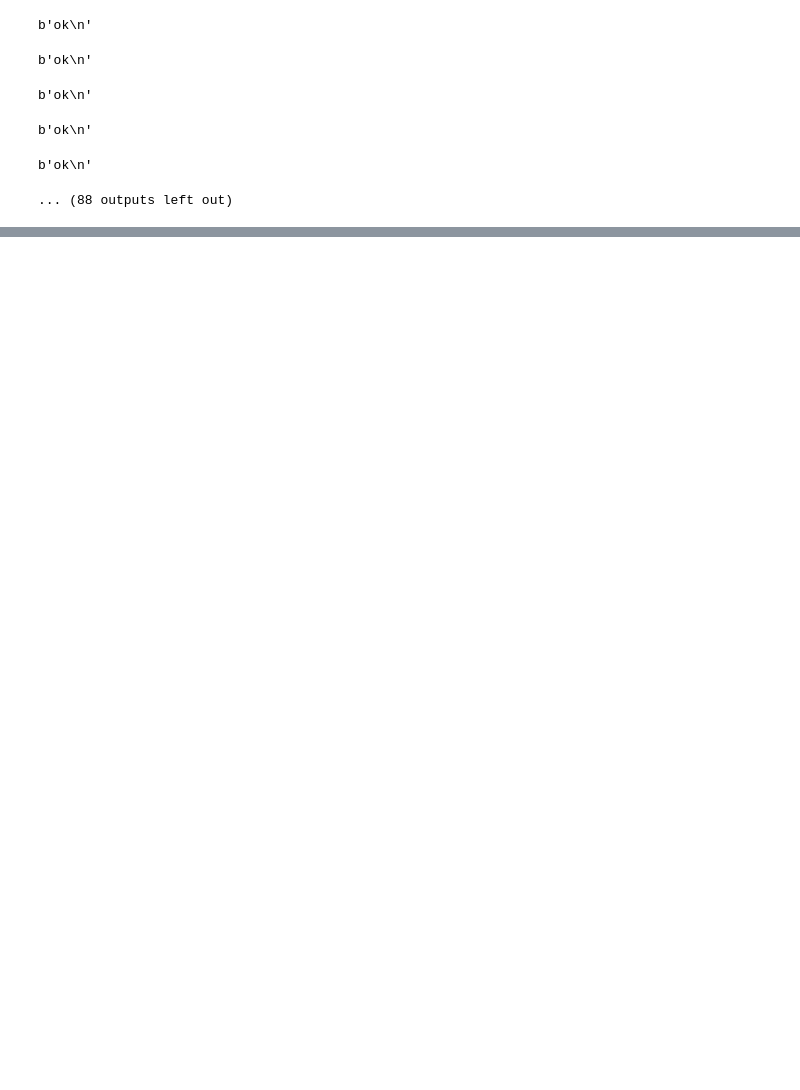
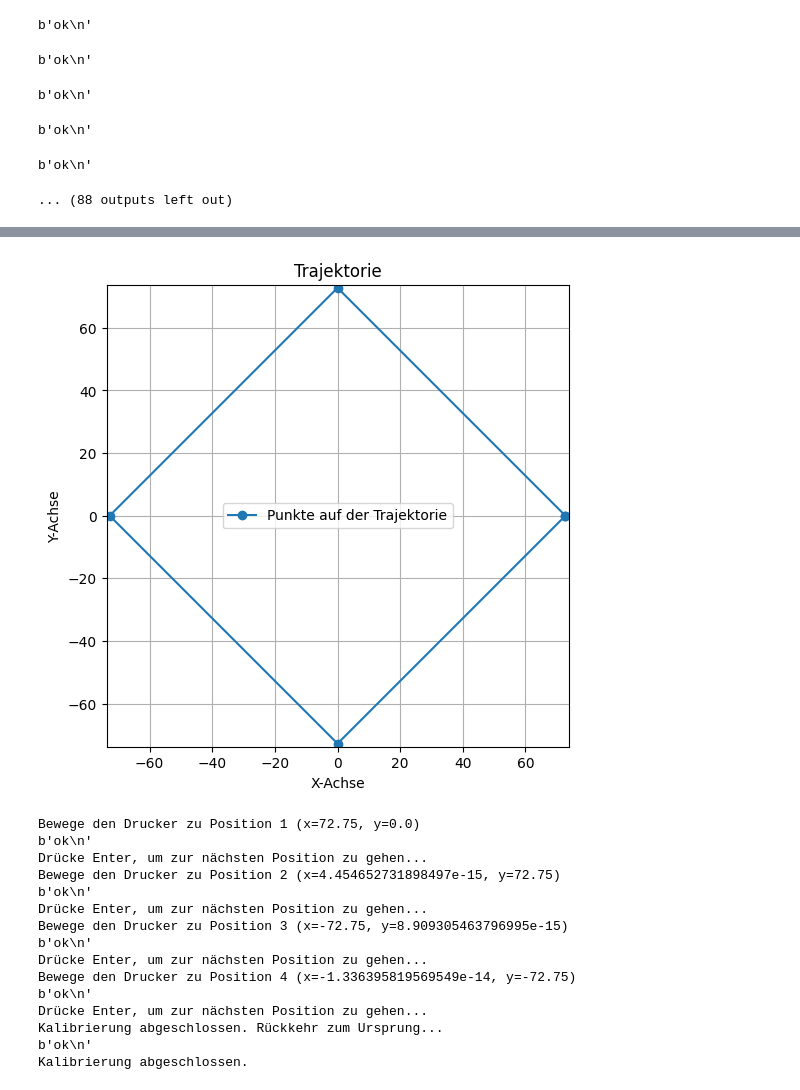
Before and after one commit to Peer076/Master-Thesis-EIT, a Jupyter notebook: ender5.ipynb, the cells around one changed output, grey strips where cells are left out. Cells and saved outputs as stored; diff of their text form; code cells hidden in the pictures; blank space fills up the shorter version.

```diff
--- a/ender5.ipynb
+++ b/ender5.ipynb
@@ -258,6 +251,14 @@ b'ok\n'
 b'ok\n'
 X,Y axis are centered at X(180), Y(180)
 [180, 180]
+# %%
+traj_type = "Kreis"
+r_path = 0.5
+Nsteps = 1000
+material = "Acryl Glas"
+r_anomaly = 20
+
+center_pos = createTrajectory("Kreis", r_path*97, r_path_variations=None, bound=0, num_points=Nsteps)
 # %%
 def empty_tank_measure():
     """Erfasst die leeren Tankdaten."""
@@ -344,0 +289,60 @@ X,Y axis are centered at X(180), Y(180)
+# %%
+def check_position(center_pos):
+
+    positions_to_check = [0, 1, 2, 3]
+
+    for idx in positions_to_check:
+        print(f"Bewege den Drucker zu Position {idx + 1} (x={center_pos[idx][0]}, y={center_pos[idx][1]})")
+        printer.move_to_absolute_x_y(center_pos[idx])
+
+        input("Drücke Enter, um zur nächsten Position zu gehen...")
+
+    print("Kalibrierung abgeschlossen. Rückkehr zum Ursprung...")
+    printer.x_y_center()
+
+    print("Kalibrierung abgeschlossen.")
+
+
+import matplotlib.pyplot as plt
+import numpy as np
+
+def plot_trajectory(center_pos):
+    center_pos = np.array(center_pos)
+    plt.figure(figsize=(6, 6))
+    plt.plot(center_pos[:, 0], center_pos[:, 1], 'o-', label="Punkte auf der Trajektorie")
+
+    # Achsenlimits setzen, damit der Kreis sichtbar bleibt
+    plt.xlim(np.min(center_pos[:, 0])-1, np.max(center_pos[:, 0])+1)
+    plt.ylim(np.min(center_pos[:, 1])-1, np.max(center_pos[:, 1])+1)
+
+    # Achsen beschriften
+    plt.xlabel("X-Achse")
+    plt.ylabel("Y-Achse")
+    plt.title("Trajektorie")
+    plt.gca().set_aspect('equal', adjustable='box')
+
+    plt.grid(True)
+    plt.legend()
+    plt.show()
+
+
+center_pos = createTrajectory("Kreis", r_path=0.75*97, r_path_variations=None, bound=0, num_points=5)
+plot_trajectory(center_pos)
+check_position(center_pos)
+# %% [output]
+[figure, added]
+Bewege den Drucker zu Position 1 (x=72.75, y=0.0)
+b'ok\n'
+Drücke Enter, um zur nächsten Position zu gehen...
+Bewege den Drucker zu Position 2 (x=4.454652731898497e-15, y=72.75)
+b'ok\n'
+Drücke Enter, um zur nächsten Position zu gehen...
+Bewege den Drucker zu Position 3 (x=-72.75, y=8.909305463796995e-15)
+b'ok\n'
+Drücke Enter, um zur nächsten Position zu gehen...
+Bewege den Drucker zu Position 4 (x=-1.336395819569549e-14, y=-72.75)
+b'ok\n'
+Drücke Enter, um zur nächsten Position zu gehen...
+Kalibrierung abgeschlossen. Rückkehr zum Ursprung...
+b'ok\n'
+Kalibrierung abgeschlossen.
```
Also changed, not shown: parts of 9 cells of this notebook, 4 other files.
